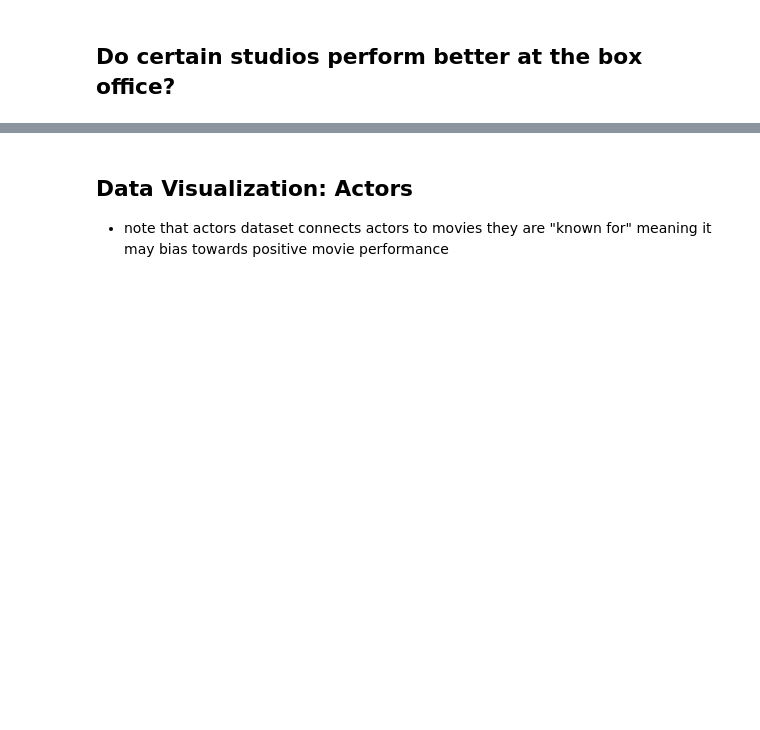
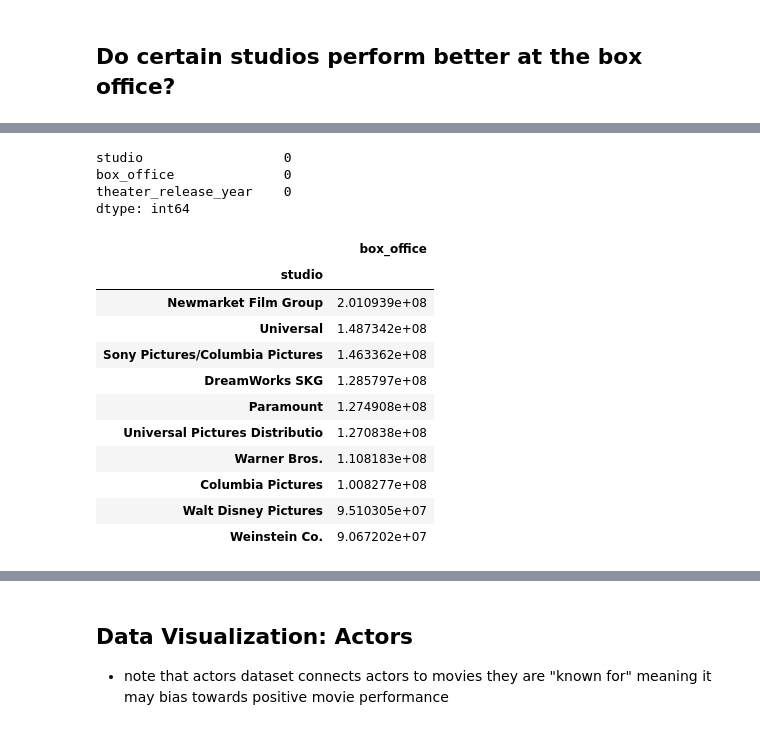
Before and after one commit to tramsay-deloitte/Dollywood, a Jupyter notebook: Thomas - Data Exploration.ipynb, the cells around one changed output, grey strips where cells are left out. Saved outputs shown, nothing was run; the diff lists cells and outputs as text; code cells hidden in the pictures; blank space fills up the shorter version.

```diff
--- a/Thomas - Data Exploration.ipynb
+++ b/Thomas - Data Exploration.ipynb
@@ -740,0 +746,3 @@ movies_info.head()
+# %%
+#change the box_office into a float
+movies_info['box_office'] = movies_info['box_office'].replace(",", "", regex=True).astype(float)
@@ -740,0 +784,26 @@ movies_info.head()
+# %%
+#check for null values
+movies_info[['studio', 'box_office', 'theater_release_year']].isna().sum()
+# %% [output]
+studio                  0
+box_office              0
+theater_release_year    0
+dtype: int64
+# %%
+#print the studios that have the most mean box office revenue over the entire time period
+top_studios = movies_info[['studio', 'box_office']].groupby(['studio']).mean()
+top_studios = top_studios.sort_values(by = 'box_office', ascending = False).head(10)
+top_studios
+# %% [output]
+|  | box_office |
+| studio |  |
+| Newmarket Film Group | 2.010939e+08 |
+| Universal | 1.487342e+08 |
+| Sony Pictures/Columbia Pictures | 1.463362e+08 |
+| DreamWorks SKG | 1.285797e+08 |
+| Paramount | 1.274908e+08 |
+| Universal Pictures Distributio | 1.270838e+08 |
+| Warner Bros. | 1.108183e+08 |
+| Columbia Pictures | 1.008277e+08 |
+| Walt Disney Pictures | 9.510305e+07 |
+| Weinstein Co. | 9.067202e+07 |
```
Also changed, not shown: parts of 9 cells of this notebook.
